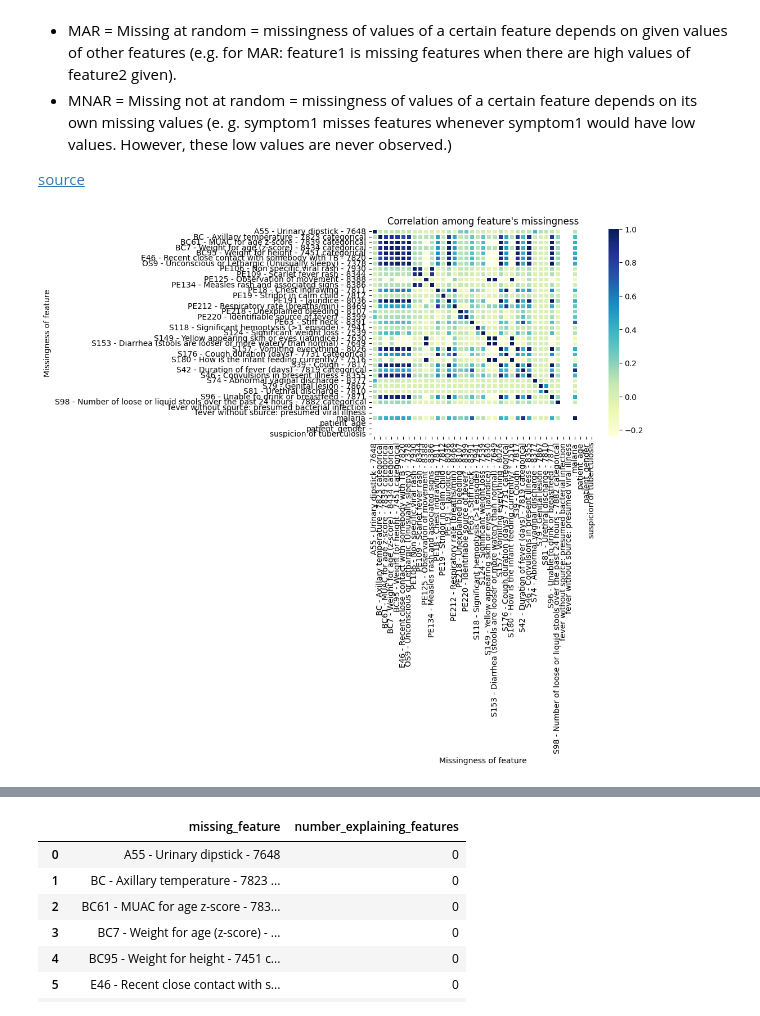
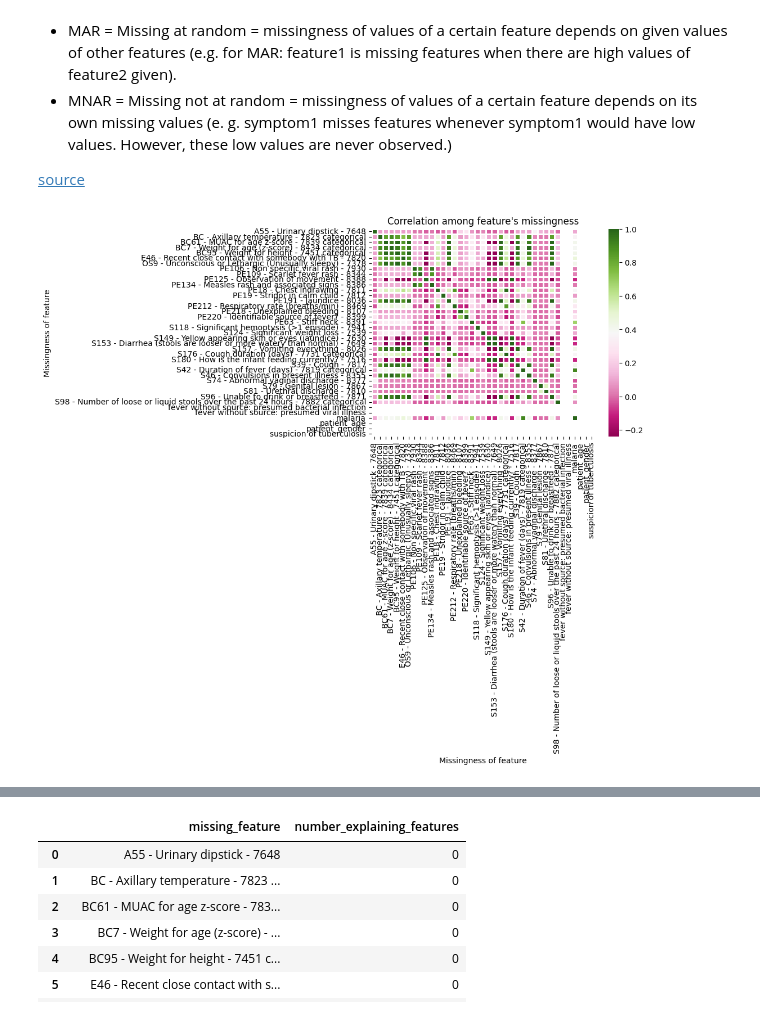
Before and after one commit to sid030sid/DYNAMIC-igh-ml-semester-project, a Jupyter notebook: explorative-analysis.ipynb, the cells around one changed output, grey strips where cells are left out. Cells and saved outputs as stored; diff of their text form; code cells hidden in the pictures.

```diff
--- a/explorative-analysis.ipynb
+++ b/explorative-analysis.ipynb
@@ -200,25 +158,27 @@ plt.show()
 # %%
 # are features missing when other features are missing --> MAR
 # shadow matrix: whenever original features holds nan value the missingness matrix will have a 1 at this element position else 0
 shadow_matrix_features = features.isna()*1
 
 # check if missingness of features correlates with other features' missingness
 missingness_correlation = shadow_matrix_features.corr() # drop rows and columns which entirely consist of nan: add this as code:.dropna(how = "all").dropna(how = "all", axis = 1
 
 # sort x and y axis for upcoming plot
 missingness_correlation = missingness_correlation.sort_index(axis=0)
 missingness_correlation = missingness_correlation.sort_index(axis=1)
 
 # visualize correlation of features' missingness
-missingness_correlation_heatmap = sb.heatmap(missingness_correlation, cmap="YlGnBu", annot=False, xticklabels=True, yticklabels=True, linewidths=1)
+missingness_correlation_heatmap = sb.heatmap(missingness_correlation, cmap="PiYG", annot=False, xticklabels=True, yticklabels=True, linewidths=1)
 plt.title("Correlation among feature's missingness")
 plt.xlabel("Missingness of feature")
 plt.ylabel("Missingness of feature")
 
+plt.savefig("plots/corr_missingness.png", bbox_inches="tight")
+
 # displaying heatmap
 plt.show()
 # %% [output]
-[figure, old version]
+[figure, new version]
 # %%
 # check for missing at random through correlation of missingness of a feature with every other feature
 # TODO run lgbm classifier and use --> shap values
```
Also changed, not shown: parts of 10 cells of this notebook, 7 other files.
